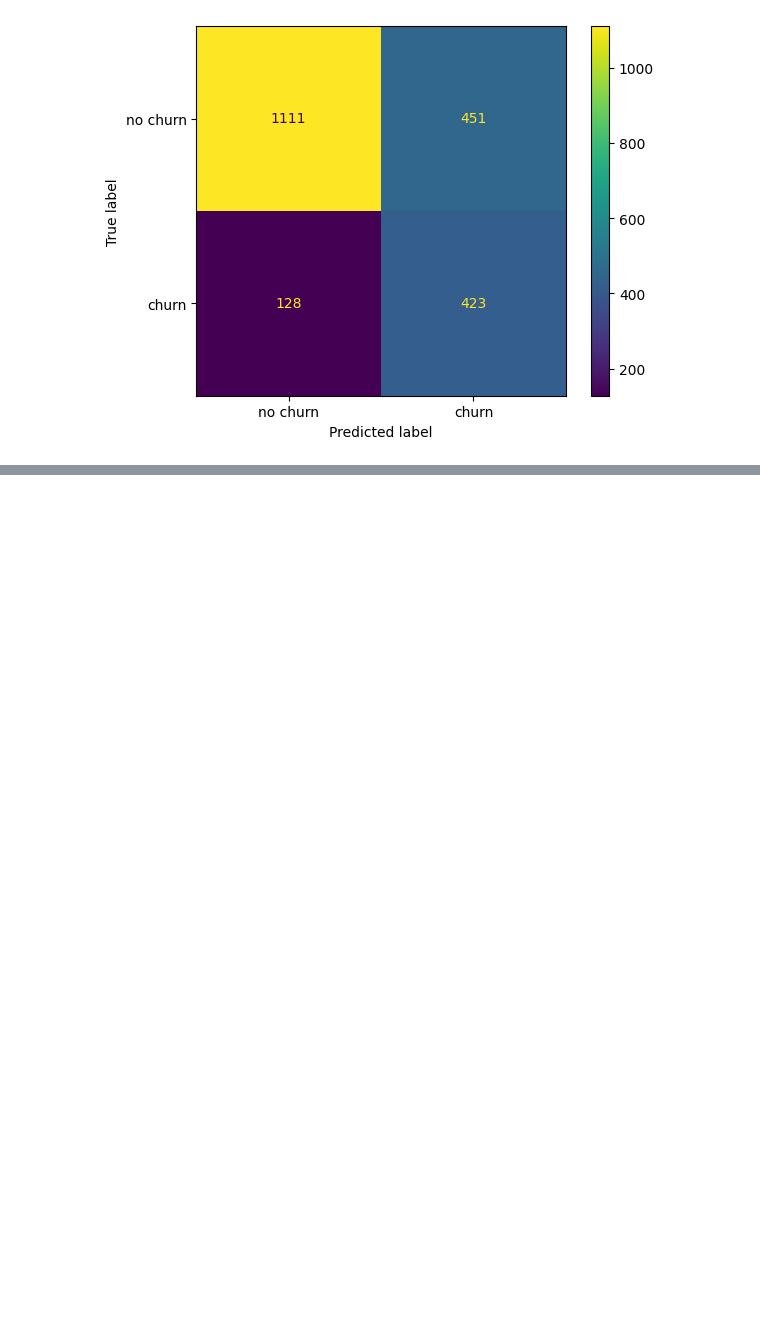
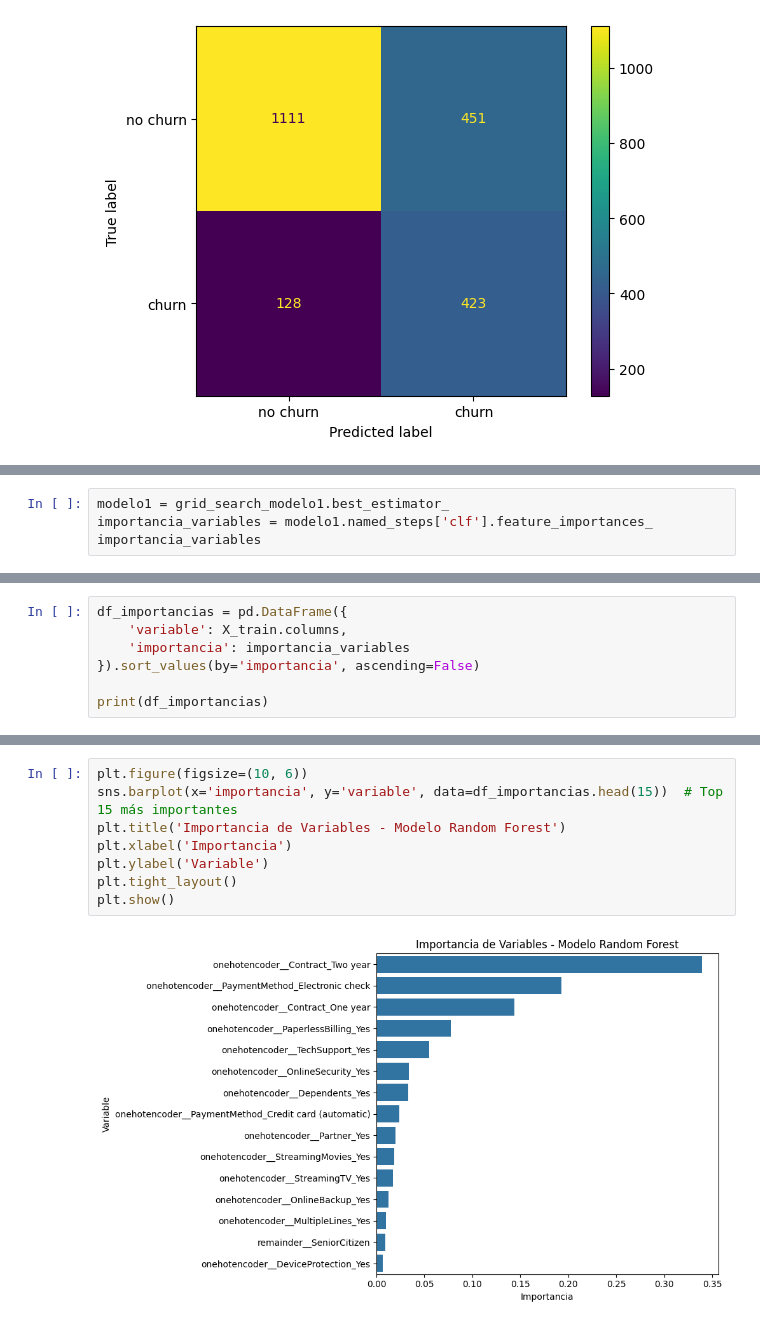
Before and after one commit to dialejo/Telecom_x2, a Jupyter notebook: Telecom_X2_Churn_prediccion.ipynb, the cells around one changed output, grey strips where cells are left out. Cells and saved outputs as stored; diff of their text form; blank space fills up the shorter version.

Commit message:
concluciones, se rrealizo un analisis de evaluacion de las variables

```diff
--- a/Telecom_X2_Churn_prediccion.ipynb
+++ b/Telecom_X2_Churn_prediccion.ipynb
@@ -886,0 +914,4 @@ plt.show()
+# %%
+modelo1 = grid_search_modelo1.best_estimator_
+importancia_variables = modelo1.named_steps['clf'].feature_importances_
+importancia_variables
@@ -886,0 +923,7 @@ plt.show()
+# %%
+df_importancias = pd.DataFrame({
+    'variable': X_train.columns,
+    'importancia': importancia_variables
+}).sort_values(by='importancia', ascending=False)
+
+print(df_importancias)
@@ -886,0 +948,10 @@ plt.show()
+# %%
+plt.figure(figsize=(10, 6))
+sns.barplot(x='importancia', y='variable', data=df_importancias.head(15))  # Top 15 más importantes
+plt.title('Importancia de Variables - Modelo Random Forest')
+plt.xlabel('Importancia')
+plt.ylabel('Variable')
+plt.tight_layout()
+plt.show()
+# %% [output]
+[figure, added]
```
Also changed, not shown: parts of 26 cells of this notebook.
